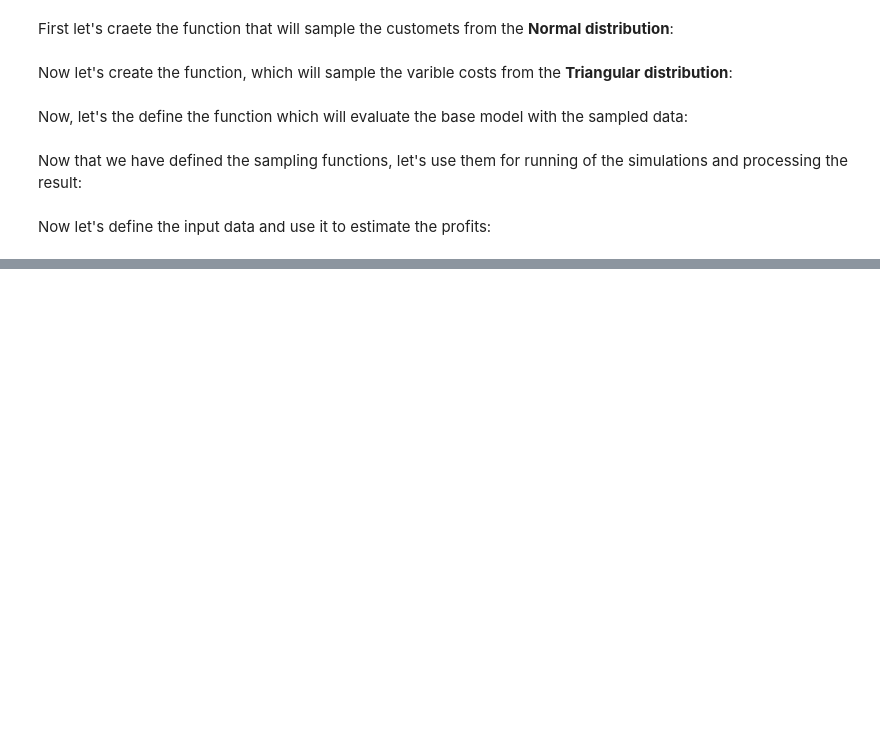
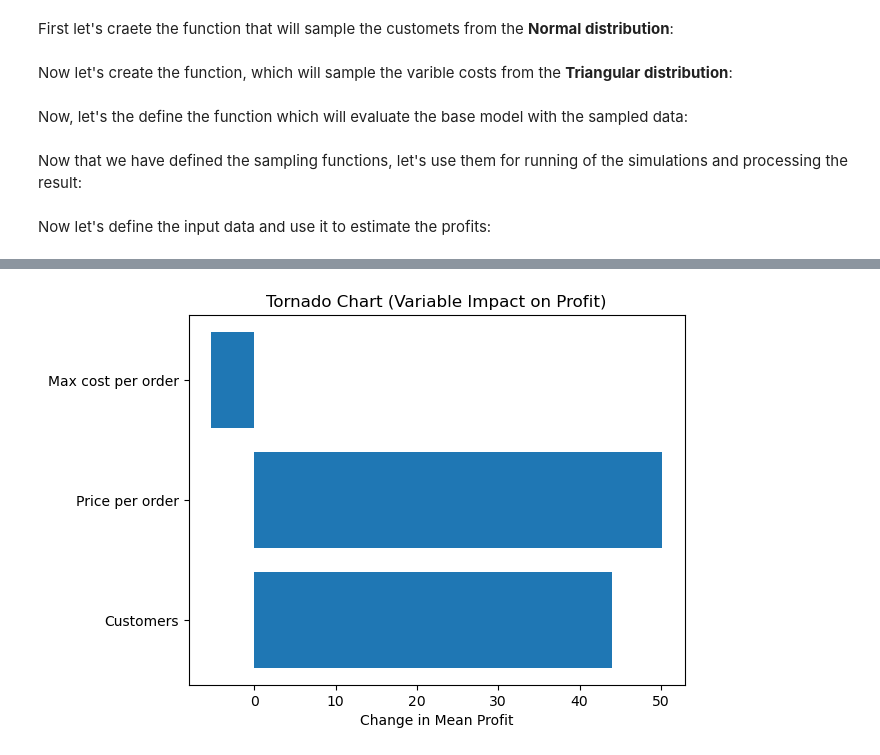
Before and after one commit to kvenov/The_Monte_Carlo_Method, a Jupyter notebook: coffee_shop_forecast.ipynb, the cells around one changed output, grey strips where cells are left out. Cells and saved outputs as stored; diff of their text form; code cells hidden in the pictures; blank space fills up the shorter version.

```diff
--- a/coffee_shop_forecast.ipynb
+++ b/coffee_shop_forecast.ipynb
@@ -277,0 +486,13 @@ We can see that, from this simple, general algorithm we got some very interestin
+# %%
+plot_tornado(simulation_function=run_monte_carlo_simulation, base_params={
+    'simulations_size': simulations_size,
+    'mean_customers': mean_customers,
+    'sd_customers': sd_customers,
+    'cost_min': cost_min,
+    'cost_mode': cost_mode,
+    'cost_max': cost_max,
+    'price': price_per_order,
+    'fixed_cost': fixed_cost_daily
+})
+# %% [output]
+[figure, added]
```
Also changed, not shown: parts of 23 cells of this notebook.
